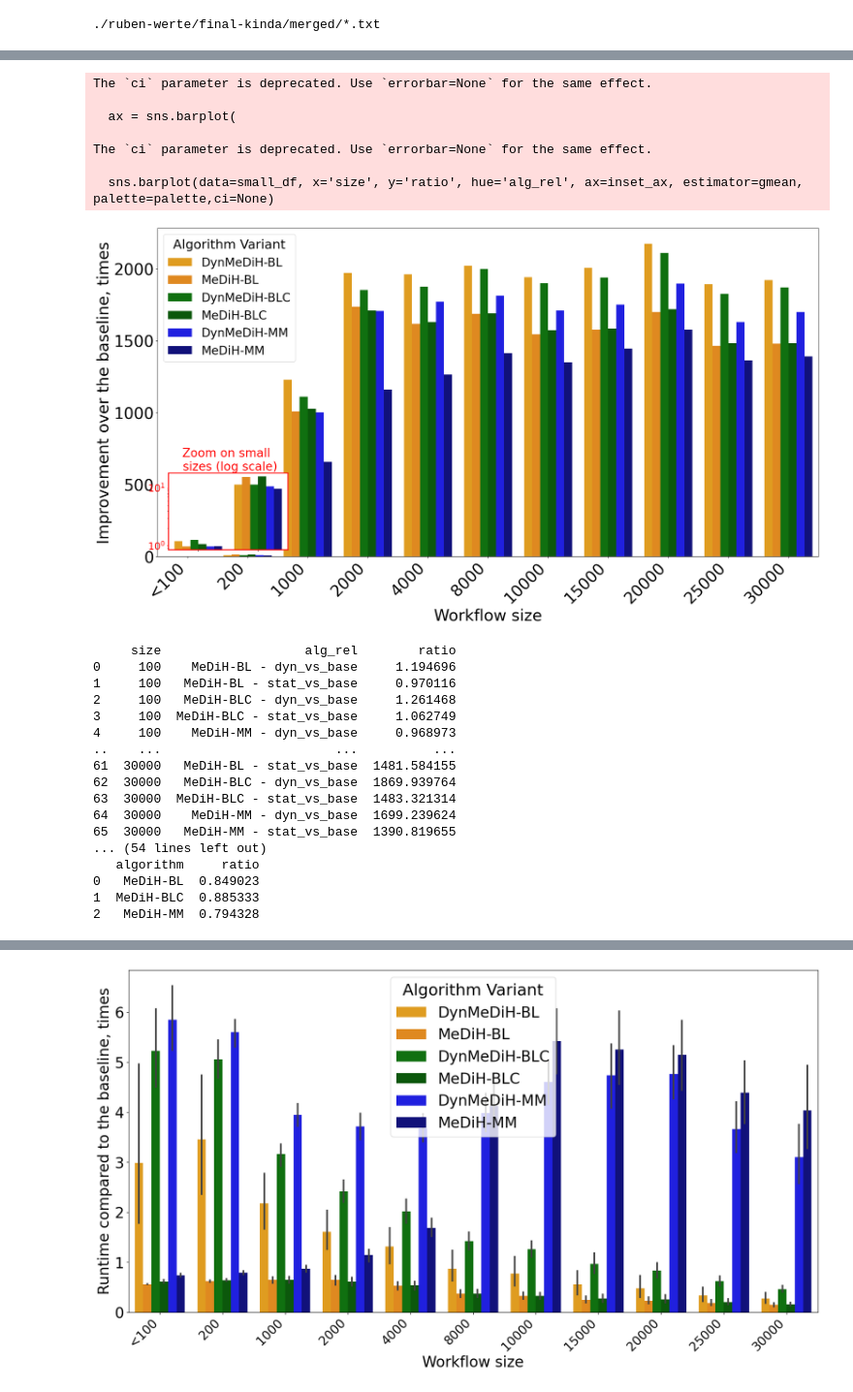
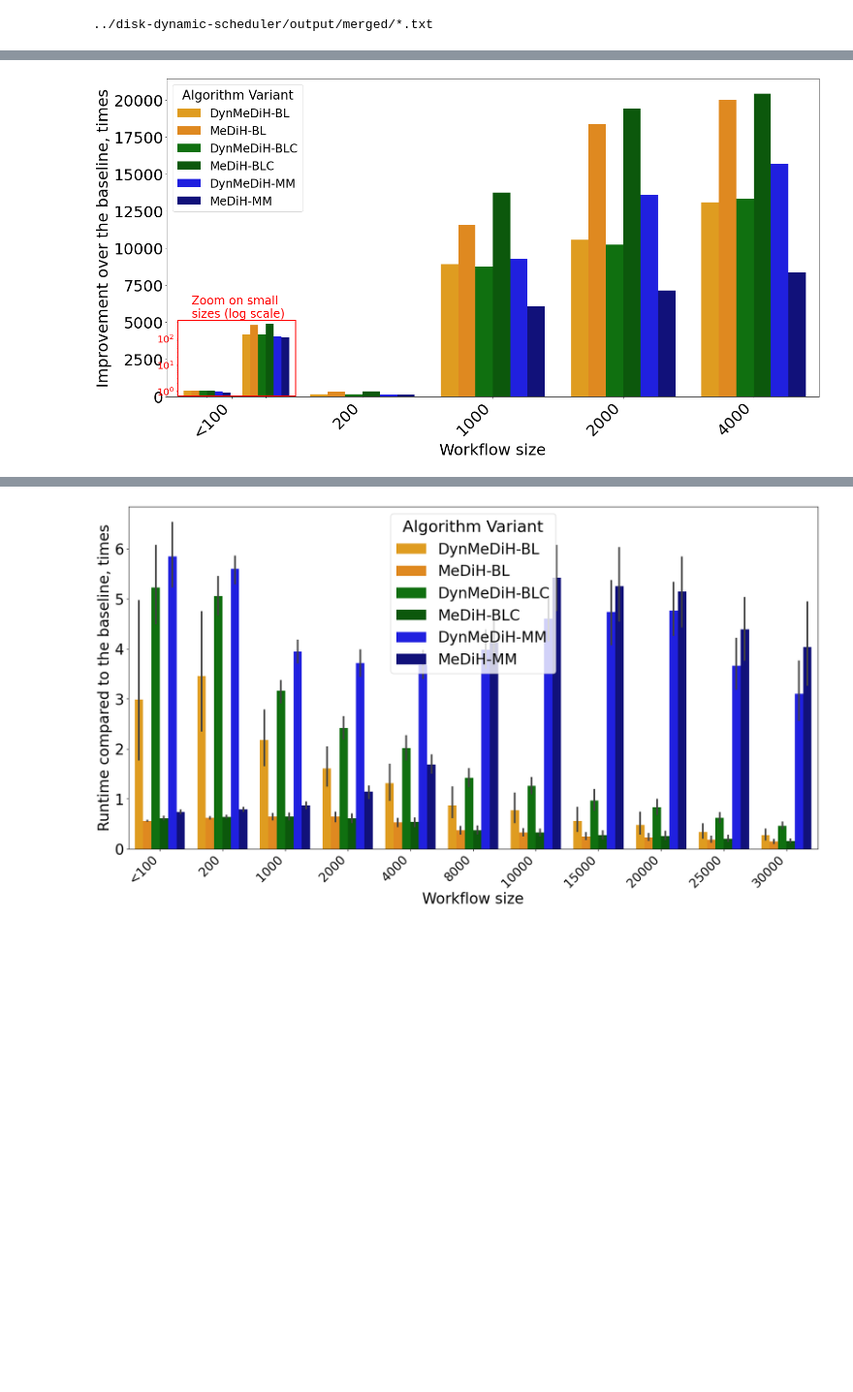
Before and after one commit to kulagins/repro-paper-51-ALENEX26-, a Jupyter notebook: AllScriptsPerPathToData.ipynb, the cells around one changed output, grey strips where cells are left out. Shown at 97% size. Saved outputs shown, nothing was run; the diff lists cells and outputs as text; code cells hidden in the pictures; blank space fills up the shorter version.

```diff
--- a/AllScriptsPerPathToData.ipynb
+++ b/AllScriptsPerPathToData.ipynb
@@ -1,10 +1,10 @@
 # %%
 #####################################IMPORTANT: SET PATH TO DATA HERE#######################################
 ###################################It can, but doesn't have to contain data with different deviations. At least one set of data needs to be present: A1-somedev, A2-somedev, A3-somedev, and BASE-somedev
-path = "./ruben-werte/final-kinda/merged/*.txt"
+path = "../disk-dynamic-scheduler/output/merged/*.txt"
 print(path)
 # %% [output]
-./ruben-werte/final-kinda/merged/*.txt
+../disk-dynamic-scheduler/output/merged/*.txt
 # %%
 def size_category(size):
     if size <= 200:
@@ -112,59 +112,22 @@ def plotDynAndStaticVsBase(our_df, deviationsText, titleText, relations):
 
     plt.savefig(f'improv_ov_baseline_newest_{deviationsText}.png', facecolor='white',  bbox_inches='tight')
     plt.show()
-
-    grouped = filtered_df.groupby(['size', 'alg_rel'])['ratio'].agg(safe_gmean).reset_index()
-    # Print the values used for bar heights
-    print(grouped)
-
-    gr = grouped.groupby(['alg_rel'])['ratio'].agg(safe_gmean)
-    print(gr)
 # %%
 #####################This pattern for deviations,
-patterndevs = r'^(BASE|A\d+)-(\d\ddev)'
+#patterndevs = r'^(BASE|A\d+)-(\d\ddev)'
 
 ####################This pattern for no deviations
-###patterndevs = r'^(BASE|A\d+)-(ndev)'
+patterndevs = r'^(BASE|A\d+)-(ndev)'
 
 dfs=read_dfs(path,patterndevs, 2)
 
 #######################change deviation text to the desired percentage
-dfsVar1 = [dfs[('A1','50dev')], dfs[('A2','50dev')], dfs[('A3','50dev')], dfs[('BASE','50dev')]]
+dfsVar1 = [dfs[('A1','ndev')], dfs[('A2','ndev')], dfs[('A3','ndev')], dfs[('BASE','ndev')]]
 #print(dfsVar1)
 merged_df_var1 = merge_correct_columns(dfsVar1, labels)
 #print(merged_df_var1)
 plot_df = buld_plot_df(merged_df_var1)
 plot_df = plot_df[plot_df["size"]!= 18000]
 
-print(plot_df[
-    (plot_df['relation'] == 'internal') &
-    (plot_df['algorithm'] == 'MeDiH-BL')
-   # & (~plot_df['wf_name'].str.contains('eager'))
-   & (plot_df['ratio'] > 1.5)
-].to_string())
-
-plotDynAndStaticVsBase(plot_df, "big deviations", "Makespan improvement over baseline, ", ['stat_vs_base', 'dyn_vs_base'])#
-
-allInternals = plot_df[plot_df['relation']=='internal']
-allInternals = allInternals.copy()
-#print(allInternals.to_string())
-# Add a new column for size group
-allInternals['size_group'] = allInternals['size'].apply(size_category)
-# Filter only valid categories
-filtered = allInternals[allInternals['size_group'] != 'other']
-# Group by algorithm and size_group, then compute geometric mean
-result = filtered.groupby(['algorithm', 'size_group'])['ratio'].agg(gmean).reset_index()
-
-# Optionally, sort the result
-
-result['size_group'] = pd.Categorical(result['size_group'], categories=size_order, ordered=True)
-result = result.sort_values(['algorithm', 'size_group'])
-
-print(result)
-
-result2 = filtered.groupby(['algorithm', 'size'])['ratio'].agg(gmean).reset_index()
-print("!!!", result2)
-
-by_algo = allInternals.groupby('algorithm')['ratio'].agg(gmean).reset_index()
-print(by_algo)
+plotDynAndStaticVsBase(plot_df, "no deviations", "Makespan improvement over baseline, ", ['stat_vs_base', 'dyn_vs_base'])#
 # %% [output]
@@ -185,28 +134,4 @@ No match found. BASE-ndev.txt
-The `ci` parameter is deprecated. Use `errorbar=None` for the same effect.
-
-  ax = sns.barplot(
-
-The `ci` parameter is deprecated. Use `errorbar=None` for the same effect.
-
-  sns.barplot(data=small_df, x='size', y='ratio', hue='alg_rel', ax=inset_ax, estimator=gmean,  palette=palette,ci=None)
-[figure, old version]
+[figure, new version]
-     size                   alg_rel        ratio
-0     100    MeDiH-BL - dyn_vs_base     1.194696
-1     100   MeDiH-BL - stat_vs_base     0.970116
-2     100   MeDiH-BLC - dyn_vs_base     1.261468
-3     100  MeDiH-BLC - stat_vs_base     1.062749
-4     100    MeDiH-MM - dyn_vs_base     0.968973
-..    ...                       ...          ...
-61  30000   MeDiH-BL - stat_vs_base  1481.584155
-62  30000   MeDiH-BLC - dyn_vs_base  1869.939764
-63  30000  MeDiH-BLC - stat_vs_base  1483.321314
-64  30000    MeDiH-MM - dyn_vs_base  1699.239624
-65  30000   MeDiH-MM - stat_vs_base  1390.819655
-... (54 lines left out)
-   algorithm     ratio
-0   MeDiH-BL  0.849023
-1  MeDiH-BLC  0.885333
-2   MeDiH-MM  0.794328
 # %%
 import matplotlib.colors as mcolors
 def plotFamiliesByBaseline(plot_df_given, percentage):
```
Also changed, not shown: parts of 2 cells of this notebook, 2 other files.
